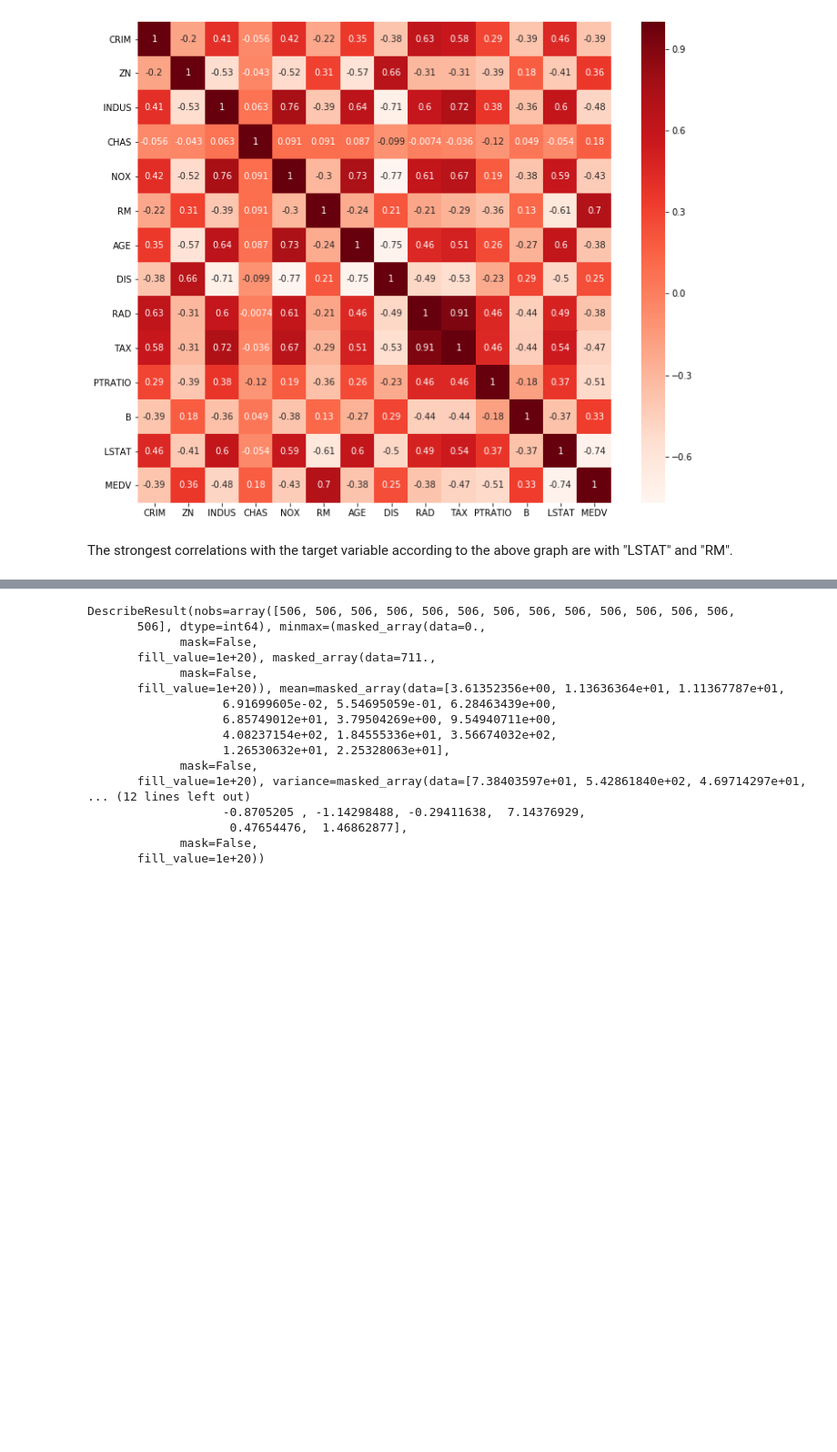
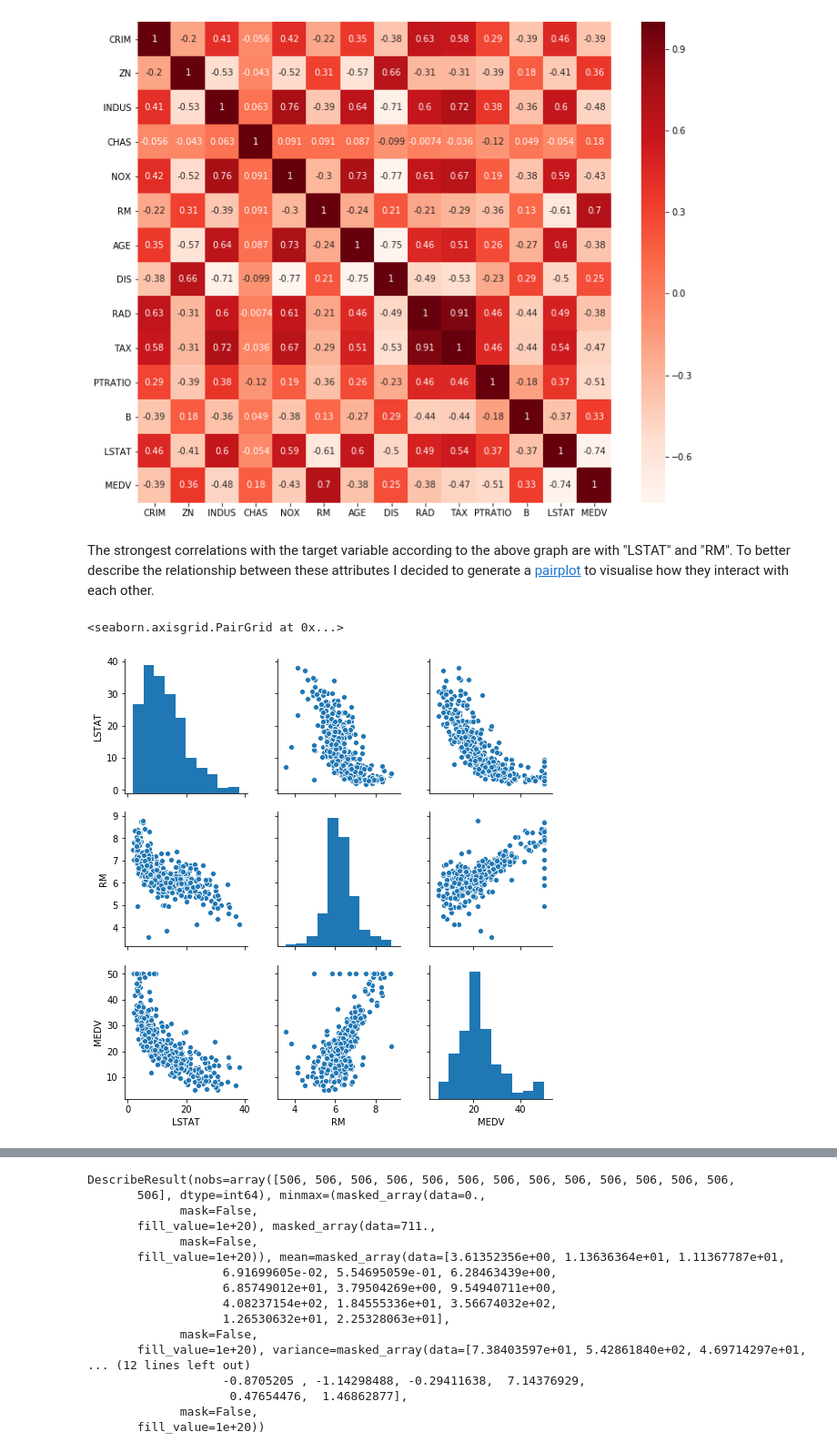
Before and after one commit to AideenByrne/2019MachineLearningProject, a Jupyter notebook: 2019project.ipynb, the cells around one changed output, grey strips where cells are left out. Shown at 91% size. Saved outputs shown, nothing was run; the diff lists cells and outputs as text; code cells hidden in the pictures; blank space fills up the shorter version.

Commit message:
Added pairplot

```diff
--- a/2019project.ipynb
+++ b/2019project.ipynb
@@ -128,5 +128,10 @@ plt.show()#calls Pyplot to show heatmap
 # %% [output]
 [figure]
 # %% [markdown]
-The strongest correlations with the target variable according to the above graph are with "LSTAT" and "RM".
+The strongest correlations with the target variable according to the above graph are with "LSTAT" and "RM".  To better describe the relationship between these attributes I decided to generate a [pairplot](https://seaborn.pydata.org/generated/seaborn.pairplot.html) to visualise how they interact with each other.
+# %%
+sns.pairplot(df, vars=["LSTAT", "RM",  "MEDV"])
+# %% [output]
+<seaborn.axisgrid.PairGrid at 0x...>
+[figure, added]
 # %% [markdown]
```
Also changed, not shown: parts of 7 cells of this notebook.
